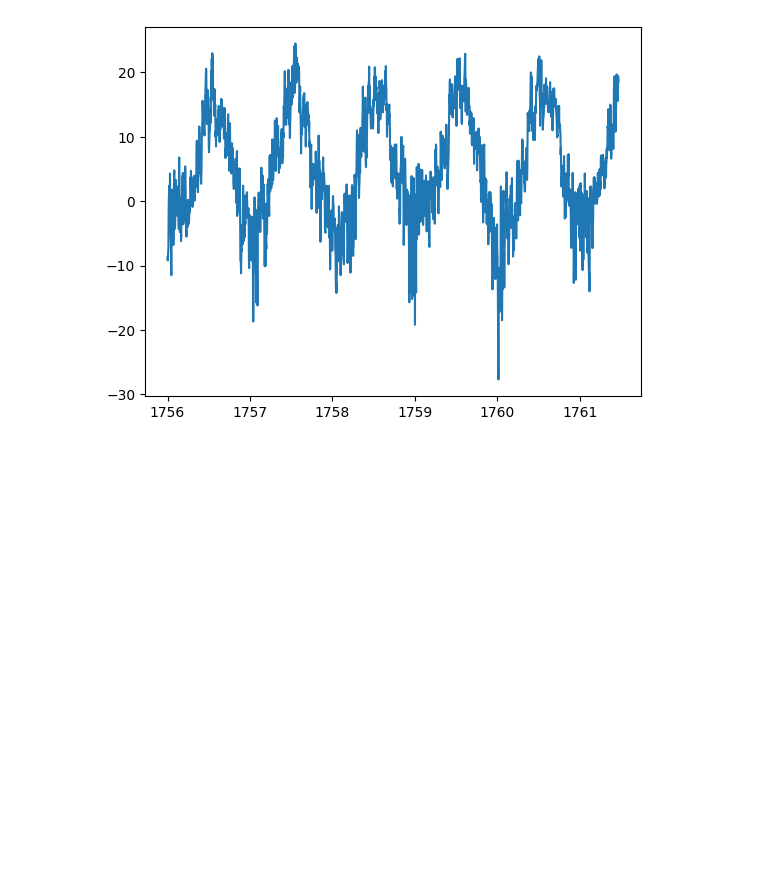
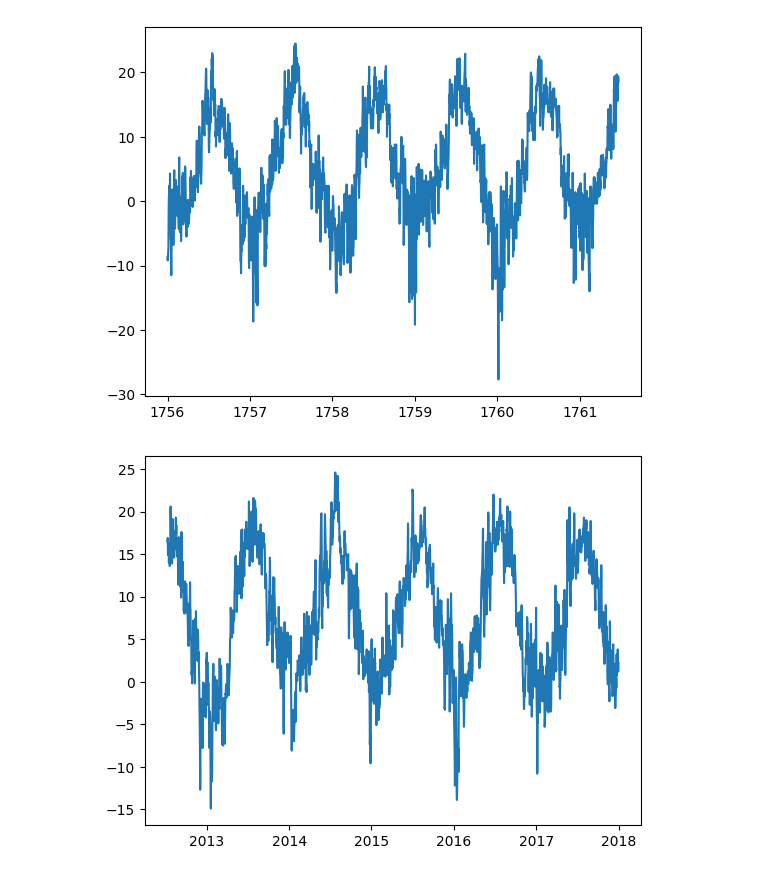
Before and after one commit to XindiLiu/TS_Project, a Jupyter notebook: partB.ipynb, the cells around one changed output. Cells and saved outputs as stored; diff of their text form; code cells hidden in the pictures; blank space fills up the shorter version.

```diff
--- a/partB.ipynb
+++ b/partB.ipynb
@@ -29,7 +32,11 @@ plt.show()
 # %%
 #Zooming in looking for periodicty
 first_samples=data.head(2000)
-plt.plot(first_samples["Date"],first_samples["Temperature"])
+plt.plot(first_samples.index,first_samples["Temperature"])
 plt.show()
+last_samples=data.tail(2000)
+plt.plot(last_samples.index,last_samples["Temperature"])
+plt.show()
 # %% [output]
 [figure]
+[figure, added]
```
Also changed, not shown: parts of 7 cells of this notebook, 1 other file.
